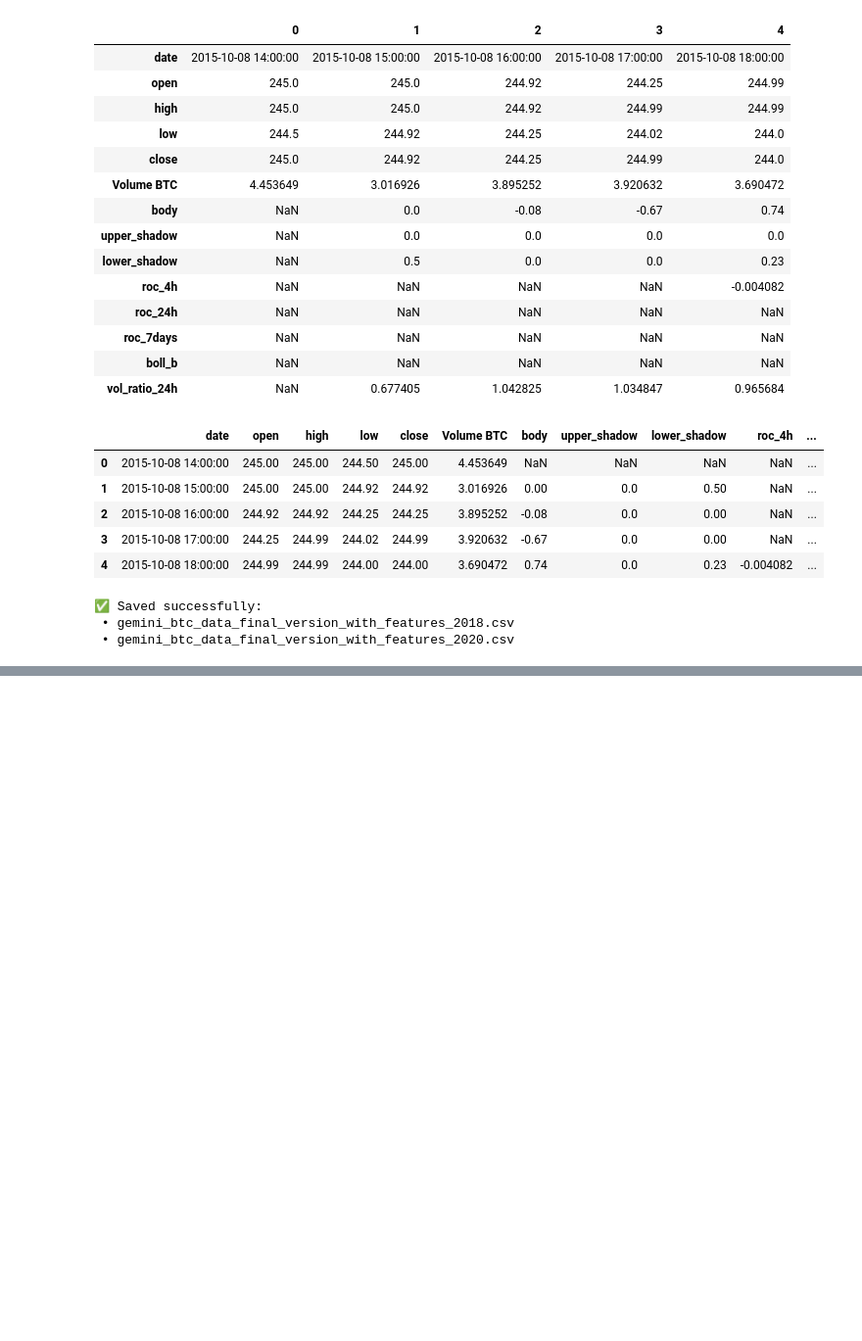
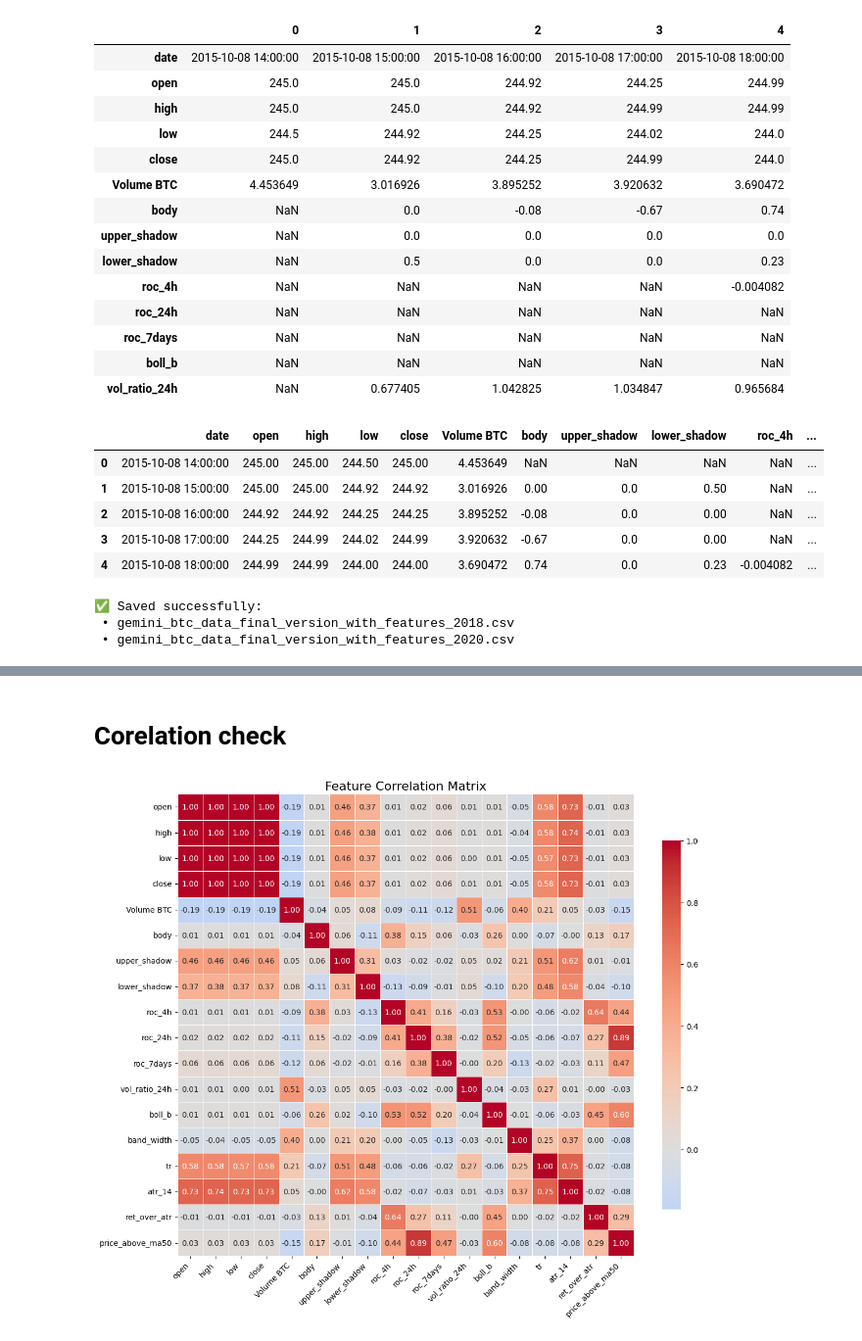
Before and after one commit to Stevenberger1/Stock-Market-Prediction, a Jupyter notebook: data/Feature_final_addition.ipynb, the cells around one changed output, grey strips where cells are left out. Shown: that part at 98% size. Saved outputs shown, nothing was run; the diff lists cells and outputs as text; code cells hidden in the pictures; blank space fills up the shorter version.

```diff
--- a/data/Feature_final_addition.ipynb
+++ b/data/Feature_final_addition.ipynb
@@ -167,0 +209,27 @@ df["ret_over_atr"] = df["roc_4h"] / df["atr_14"]
+# %% [markdown]
+# Corelation check
+# %%
+import pandas as pd
+import seaborn as sns
+import matplotlib.pyplot as plt
+
+# ───────────── Load the file ─────────────
+path = r"C:\Users\ADMIN\Desktop\Coding_projects\stock_market_prediction\Stock-Market-Prediction\data\processed\gemini_btc_data_final_version_with_features_2018_final.csv"
+df = pd.read_csv(path)
+
+# ───────────── Optional: remove non-numeric columns ─────────────
+df_numeric = df.select_dtypes(include=['number'])
+
+# ───────────── Compute correlation matrix ─────────────
+corr_matrix = df_numeric.corr()
+
+# ───────────── Plot heatmap ─────────────
+plt.figure(figsize=(12, 10))
+sns.heatmap(corr_matrix, annot=True, fmt=".2f", cmap="coolwarm", center=0,
+            linewidths=0.5, cbar_kws={"shrink": 0.8})
+plt.title("Feature Correlation Matrix", fontsize=16)
+plt.xticks(rotation=45, ha='right')
+plt.tight_layout()
+plt.show()
+# %% [output]
+[figure, added]
```
Also changed, not shown: parts of 7 cells of this notebook, 5 other files.
